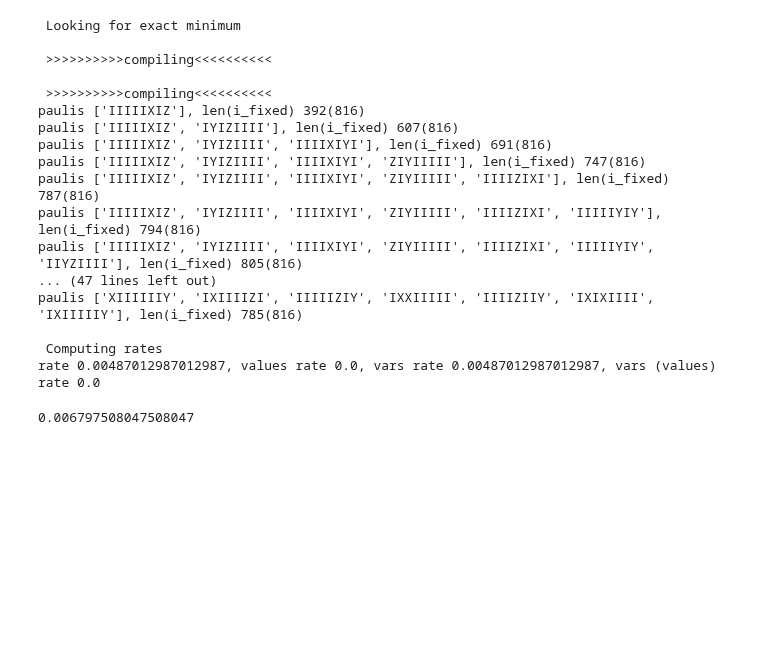
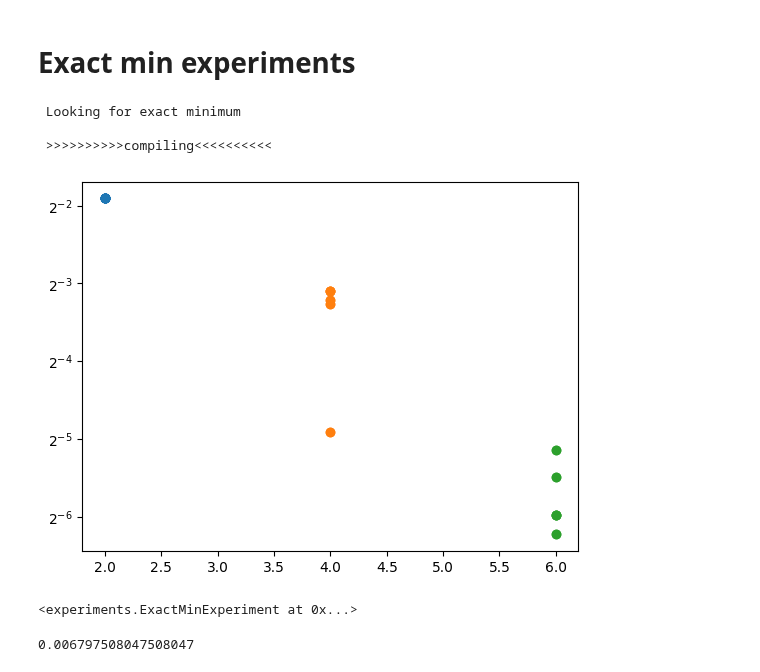
Before and after one commit to idnm/barren_traps, a Jupyter notebook: barren_traps.ipynb, the cells around one changed output. Saved outputs shown, nothing was run; the diff lists cells and outputs as text; code cells hidden in the pictures; blank space fills up the shorter version.

```diff
--- a/barren_traps.ipynb
+++ b/barren_traps.ipynb
@@ -9,3 +9,5 @@ from experiments import BPExperiment, ExactMinExperiment
 from traps import LocalVQA
 
 # jax.config.update("jax_enable_x64", True)
+# %% [markdown]
+# Exact min experiments
@@ -12,25 +16,23 @@ from traps import LocalVQA
 # %%
-exp = ExactMinExperiment('test')
+exp = ExactMinExperiment.load('test')
 
-qubits = (8, )
-layers = (50, )
+qubits = (8,)
+layers = (50,)
 
 exp.run(qubits, layers, num_samples_per_circuit=5)
 # %% [output]
  Looking for exact minimum
 
  >>>>>>>>>>compiling<<<<<<<<<<
-
- >>>>>>>>>>compiling<<<<<<<<<<
-paulis ['IIIIIXIZ'], len(i_fixed) 392(816)
-paulis ['IIIIIXIZ', 'IYIZIIII'], len(i_fixed) 607(816)
-paulis ['IIIIIXIZ', 'IYIZIIII', 'IIIIXIYI'], len(i_fixed) 691(816)
-paulis ['IIIIIXIZ', 'IYIZIIII', 'IIIIXIYI', 'ZIYIIIII'], len(i_fixed) 747(816)
-paulis ['IIIIIXIZ', 'IYIZIIII', 'IIIIXIYI', 'ZIYIIIII', 'IIIIZIXI'], len(i_fixed) 787(816)
-paulis ['IIIIIXIZ', 'IYIZIIII', 'IIIIXIYI', 'ZIYIIIII', 'IIIIZIXI', 'IIIIIYIY'], len(i_fixed) 794(816)
-paulis ['IIIIIXIZ', 'IYIZIIII', 'IIIIXIYI', 'ZIYIIIII', 'IIIIZIXI', 'IIIIIYIY', 'IIYZIIII'], len(i_fixed) 805(816)
-... (47 lines left out)
-paulis ['XIIIIIIY', 'IXIIIIZI', 'IIIIIZIY', 'IXXIIIII', 'IIIIZIIY', 'IXIXIIII', 'IXIIIIIY'], len(i_fixed) 785(816)
-
- Computing rates
-rate 0.00487012987012987, values rate 0.0, vars rate 0.00487012987012987, vars (values) rate 0.0
+# %%
+results = exp.results
+
+qubits = sorted(list(results.keys()))
+for num_qubits in qubits:
+    num_layers = list(results[num_qubits].keys())[0]
+    rates = results[num_qubits][num_layers]['rates']
+    plt.scatter([num_qubits]*len(rates), rates)
+
+plt.yscale('log', base=2)
+# %% [output]
+[figure, added]
@@ -37,3 +45,7 @@ rate 0.00487012987012987, values rate 0.0, vars rate 0.00487012987012987, vars (
+# %%
+exp
+# %% [output]
+<experiments.ExactMinExperiment at 0x...>
 # %%
 np.array(exp.results[8][50]['rates']).mean()
 # %% [output]
```
Also changed, not shown: parts of 2 cells of this notebook, 4 other files.
